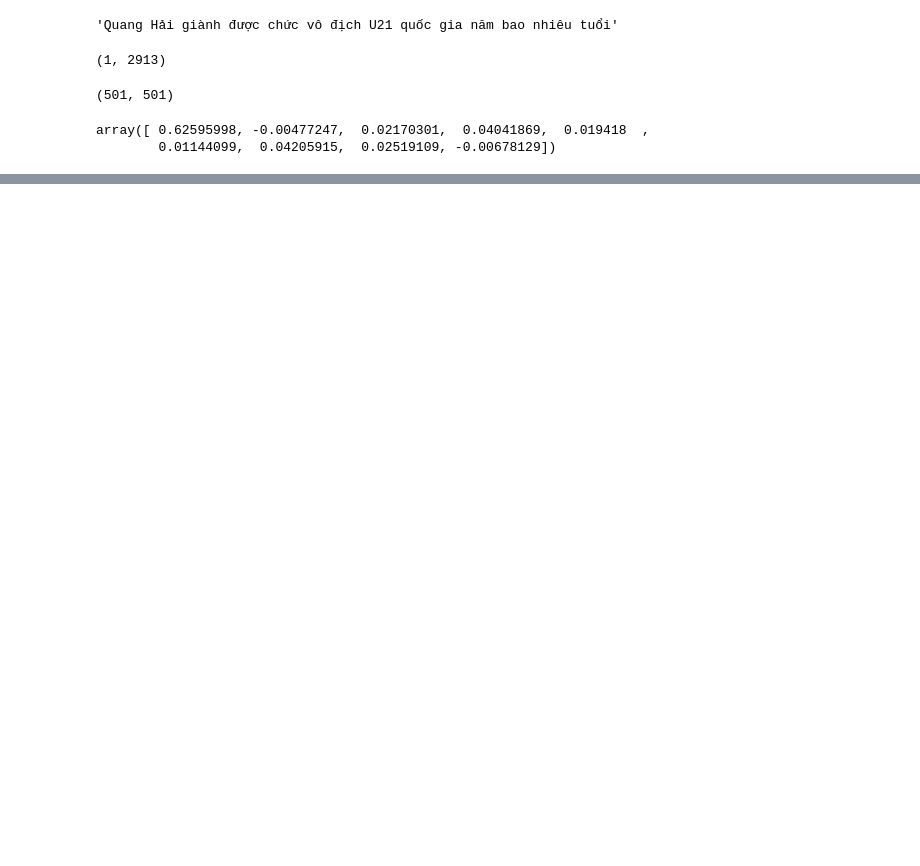
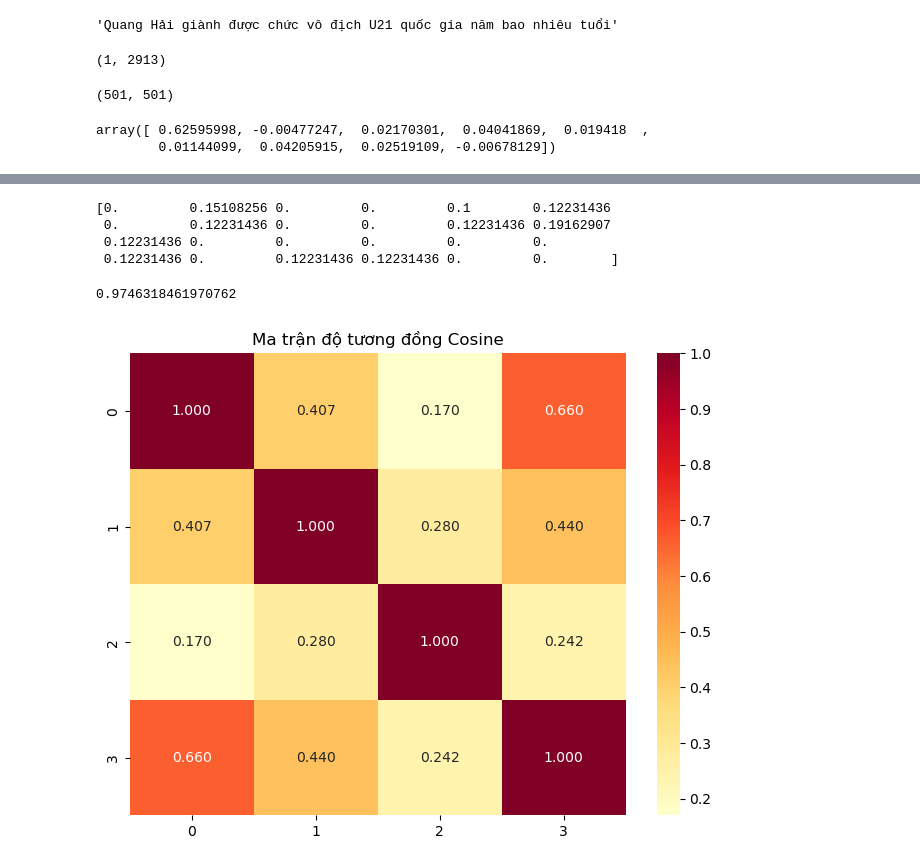
Before and after one commit to WibuNek0/AIO_Module_II, a Jupyter notebook: Homework/M02W03 - Statistic.ipynb, the cells around one changed output, grey strips where cells are left out. Cells and saved outputs as stored; diff of their text form; code cells hidden in the pictures; blank space fills up the shorter version.

```diff
--- a/Homework/M02W03 - Statistic.ipynb
+++ b/Homework/M02W03 - Statistic.ipynb
@@ -502,0 +612,61 @@ Score:  0.16633163224425174
+# %%
+def compute_tfidf(doc, docs):
+    vocab = build_vocabulary(docs)
+    tf = compute_tf(doc, vocab)
+    idf = compute_idf(docs, vocab)
+
+    tf_idf = tf * idf
+    return tf_idf
+
+print(compute_tfidf(doc, docs))
+# %% [output]
+[0.         0.15108256 0.         0.         0.1        0.12231436
+ 0.         0.12231436 0.         0.         0.12231436 0.19162907
+ 0.12231436 0.         0.         0.         0.         0.
+ 0.12231436 0.         0.12231436 0.12231436 0.         0.        ]
+# %%
+def cosine_similarity(vec1, vec2):
+    dot_product = np.dot(vec1, vec2)
+    norm1 = np.linalg.norm(vec1)
+    norm2 = np.linalg.norm(vec2)
+    return dot_product / (norm1 * norm2)
+
+vec1 = np.array([1, 2, 3])
+vec2 = np.array([4, 5, 6])
+print(cosine_similarity(vec1, vec2))
+# %% [output]
+0.9746318461970762
+# %%
+def compute_tfidf_matrix(docs):
+    vocab = build_vocabulary(docs)
+    tfidf_matrix = np.zeros((len(docs), len(vocab)))
+
+    for i, doc in enumerate(docs):
+        tfidf_matrix[i] = compute_tfidf(doc, docs)
+
+    return tfidf_matrix
+# %%
+def check_plagiarism_all(docs):
+    if_idf_matrix = compute_tfidf_matrix(docs)
+    num_docs = len(docs)
+
+    similarity_matrix = np.zeros((num_docs, num_docs))
+
+    for i in range(num_docs):
+        for j in range(num_docs):
+            similarity_matrix[i, j] = cosine_similarity(if_idf_matrix[i], if_idf_matrix[j])
+
+    return similarity_matrix
+# %%
+import seaborn as sns
+import matplotlib.pyplot as plt
+
+
+similarity_matrix = check_plagiarism_all(docs)
+
+plt.figure(figsize=(8, 6))
+sns.heatmap(similarity_matrix , annot =True , fmt='.3f', cmap ='YlOrRd')
+plt.title('Ma trận độ tương đồng Cosine')
+plt.show()
+# %% [output]
+[figure, added]
```
Also changed, not shown: parts of 39 cells of this notebook.
